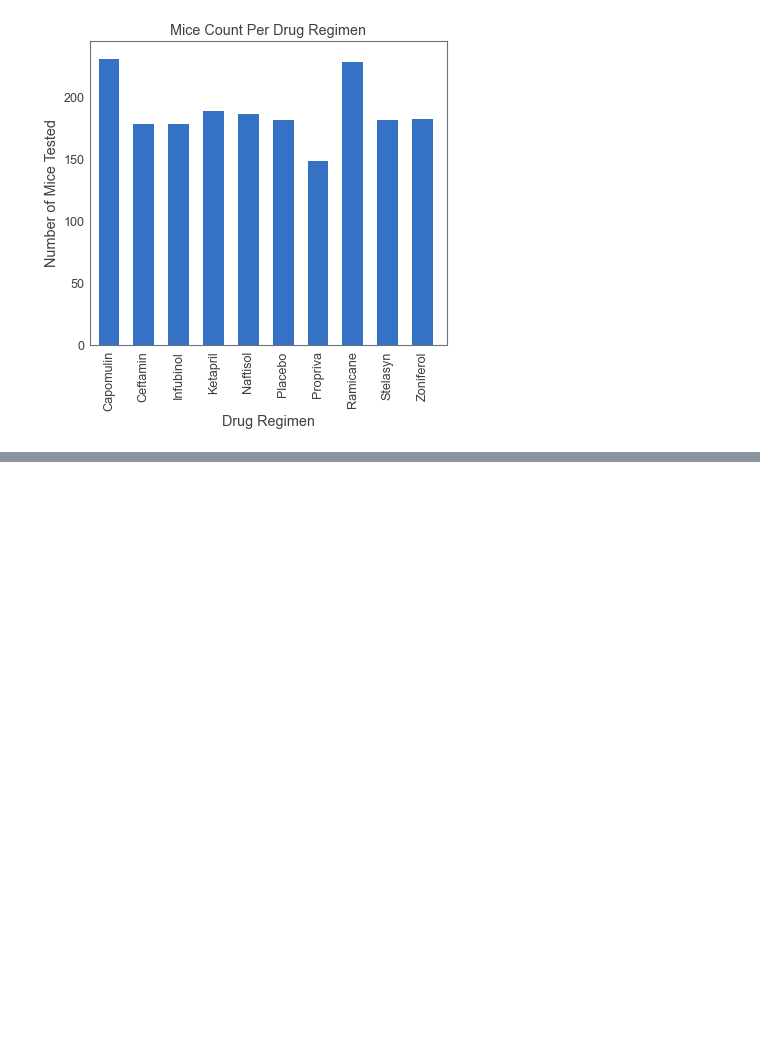
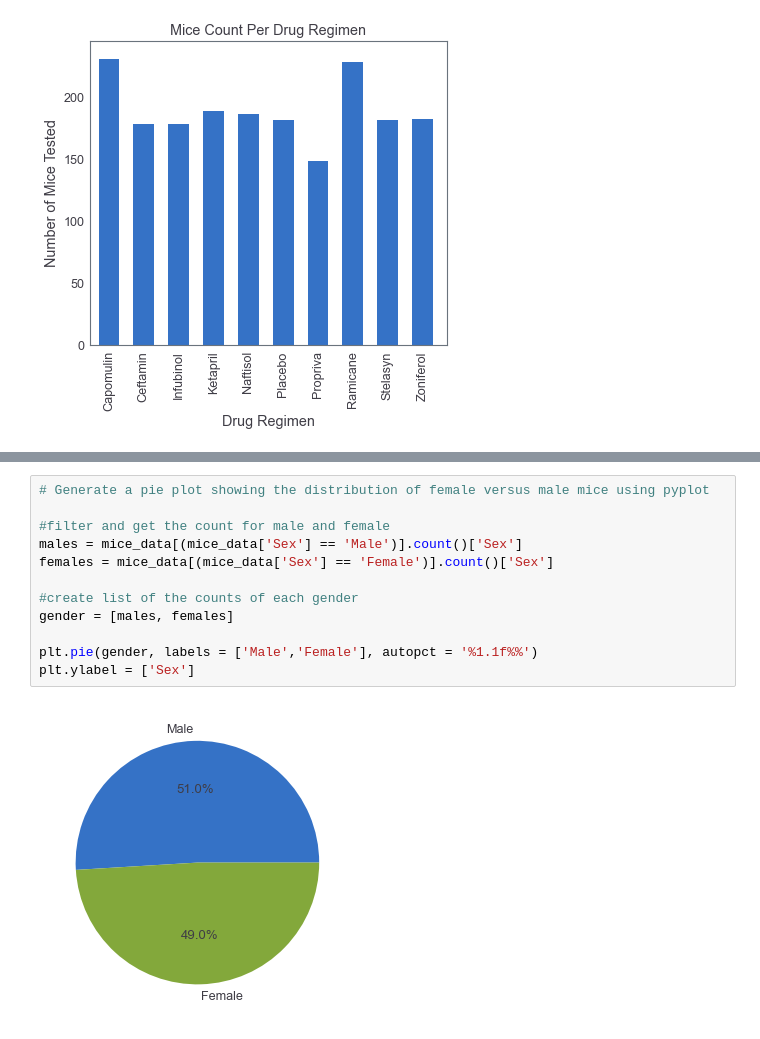
Before and after one commit to itsy24/Pymaceuticals, a Jupyter notebook: Pymaceuticals Inc..ipynb, the cells around one changed output, grey strips where cells are left out. Saved outputs shown, nothing was run; the diff lists cells and outputs as text; blank space fills up the shorter version.

```diff
--- a/Pymaceuticals Inc..ipynb
+++ b/Pymaceuticals Inc..ipynb
@@ -191,0 +203,14 @@ plt.grid()
+# %%
+# Generate a pie plot showing the distribution of female versus male mice using pyplot
+
+#filter and get the count for male and female
+males = mice_data[(mice_data['Sex'] == 'Male')].count()['Sex']
+females = mice_data[(mice_data['Sex'] == 'Female')].count()['Sex']
+
+#create list of the counts of each gender
+gender = [males, females]
+
+plt.pie(gender, labels = ['Male','Female'], autopct = '%1.1f%%')
+plt.ylabel = ['Sex']
+# %% [output]
+[figure, added]
```
Also changed, not shown: parts of 4 cells of this notebook.
